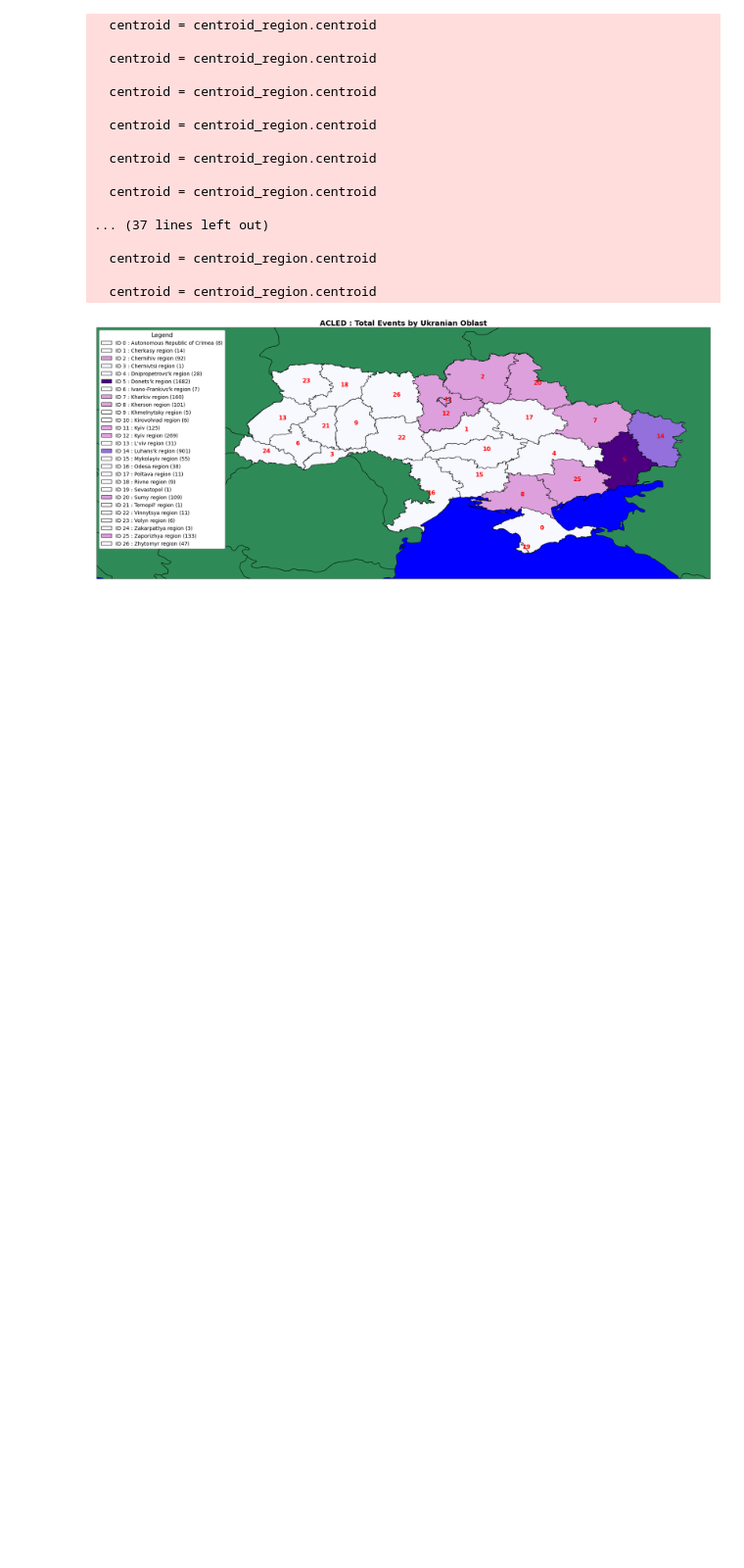
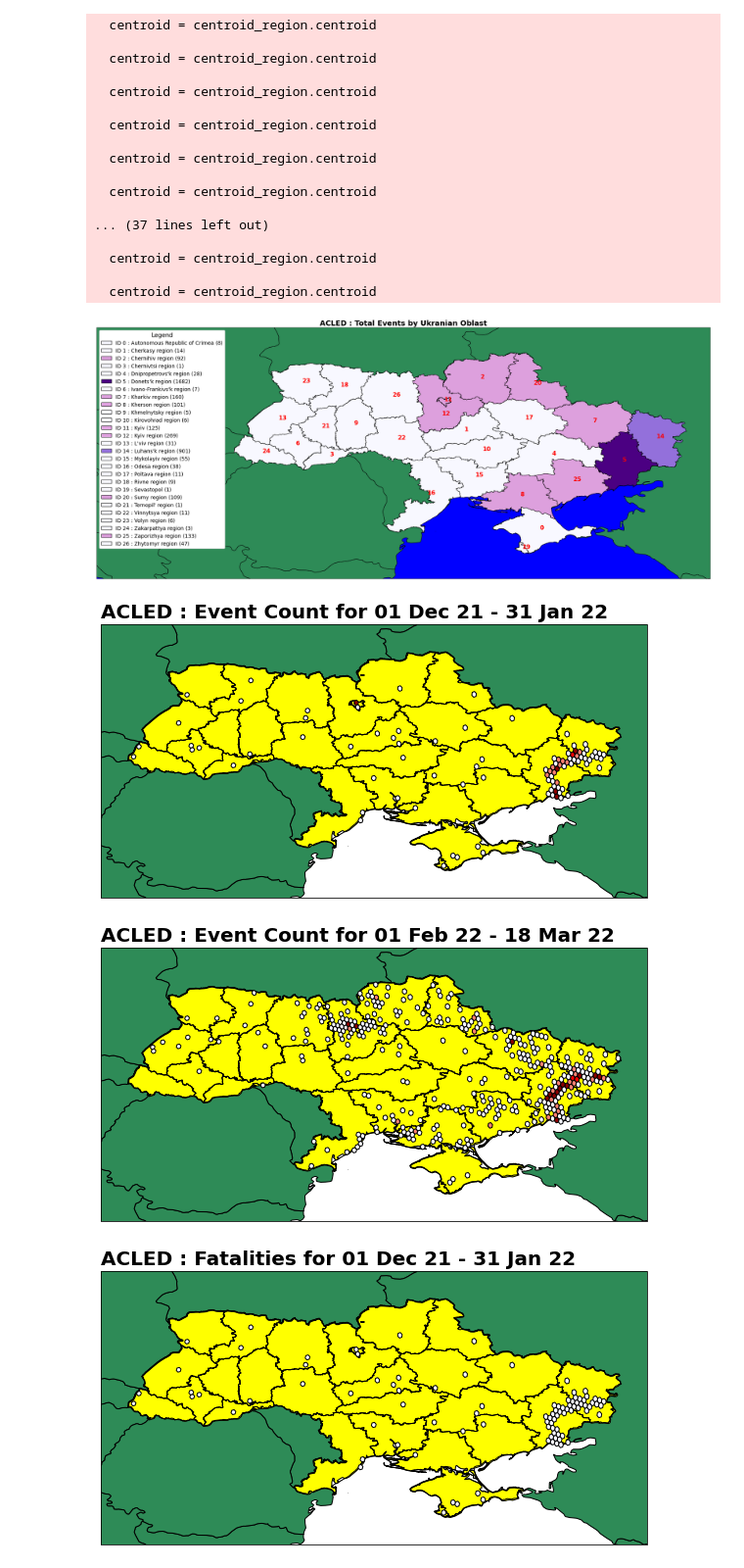
Before and after one commit to BW-GIS-Developer/EGM722-ACLED-Analysis, a Jupyter notebook: Python Code/EGM722_ACLED_Analysis.ipynb, the cells around one changed output. Shown at 98% size. Cells and saved outputs as stored; diff of their text form; code cells hidden in the pictures; blank space fills up the shorter version.

Commit message:
2022-04-11 23:51 - H3 Working
H3 working, changes to resolution or colours breaks needed to better visuals?

```diff
--- a/Python Code/EGM722_ACLED_Analysis.ipynb
+++ b/Python Code/EGM722_ACLED_Analysis.ipynb
@@ -521,3 +531,60 @@ def create_hexbins(acled, map):
         )
 
         map.add_feature(h3_UKR)
+# %%
+map_list = {
+    "map_hex_count_1" : {"Title" : "ACLED : Event Count for 01 Dec 21 - 31 Jan 22", "GPD" : acled_daterange_sm},
+    "map_hex_count_2" : {"Title" : "ACLED : Event Count for 01 Feb 22 - 18 Mar 22", "GPD" : acled_daterange_me},
+    "map_hex_fatal_1" : {"Title" : "ACLED : Fatalities for 01 Dec 21 - 31 Jan 22", "GPD" : acled_daterange_sm},
+    "map_hex_fatal_2" : {"Title" : "ACLED : Fatalities for 01 Feb 22 - 18 Mar 22", "GPD" : acled_daterange_me}
+    }
+
+oblast_outline = ShapelyFeature(ukraine_oblast_geopandas["geometry"], map_crs, edgecolor='k', facecolor='None')
+
+for map_theme, vals in map_list.items():
+
+    map = plt.figure(figsize=(10,30))
+
+    map_crs = ccrs.Mercator()
+
+    map_ax = plt.axes(projection=map_crs)
+
+    if map_theme.startswith("map_hex_count"):
+        theme = "count"
+    elif map_theme.startswith("map_hex_fatal"):
+        theme = "fatalities"
+
+    acled_daily_statistics["NBJ"] = pd.cut(
+        acled_daily_statistics[theme],
+        bins=jenkspy.jenks_breaks(acled_daily_statistics[theme], nb_class=4),
+        include_lowest=True)
+
+    set_NBJ = set(acled_daily_statistics["NBJ"].values.tolist())
+
+    list_NBJ = list(set_NBJ)
+
+    list_sort = []
+
+    for i in list_NBJ:
+        list_sort.append(int(i.right))
+
+    list_sort.sort()
+
+    map_ax.set_title(vals["Title"],
+                    fontsize=20,
+                    weight="bold",
+                    loc="left")
+
+    map_ax.set_facecolor="blue"
+
+    map_ax.add_feature(GLB_outline)
+    map_ax.add_feature(UKR_outline)
+    map_ax.add_feature(oblast_outline)
+
+    map_ax.set_extent([xmin - 1, xmax + 1, ymin - 1, ymax + 1], crs=map_crs)
+
+    create_hexbins(vals["GPD"], map_ax, theme, list_sort)
+# %% [output]
+[figure, added]
+[figure, added]
+[figure, added]
```
Also changed, not shown: parts of 2 cells of this notebook, 1 other file.
